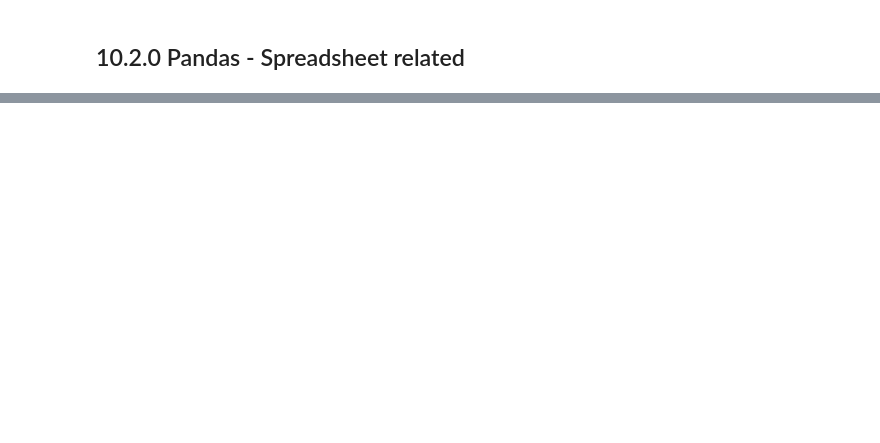
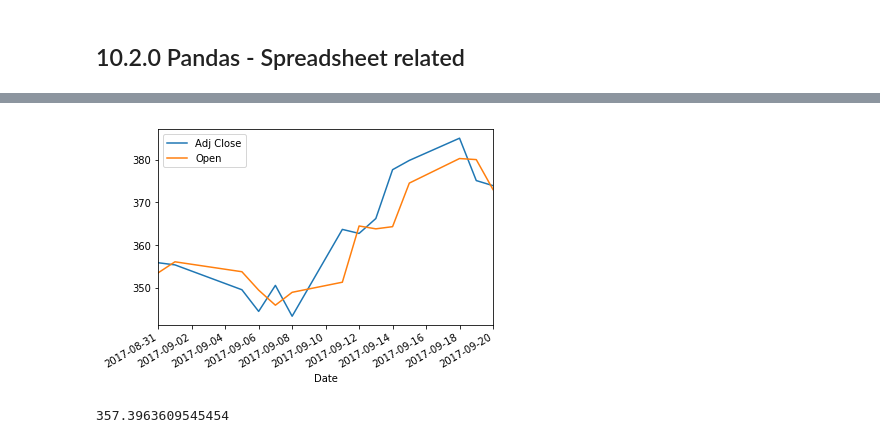
Before and after one commit to naputa68/python_practitioner, a Jupyter notebook: py_class_4.ipynb, the cells around one changed output, grey strips where cells are left out. Saved outputs shown, nothing was run; the diff lists cells and outputs as text; code cells hidden in the pictures; blank space fills up the shorter version.

```diff
--- a/py_class_4.ipynb
+++ b/py_class_4.ipynb
@@ -69,0 +400,9 @@ from bs4 import BeautifulSoup as bs
+# %%
+tesla[tesla.index>'2017-08-30'].plot(y=['Adj Close','Open'])
+plt.show()
+# %% [output]
+[figure, added]
+# %%
+tesla['Close'].mean() # getting the mean by just calling the mean function
+# %% [output]
+357.3963609545454
```
Also changed, not shown: parts of 152 cells of this notebook.
